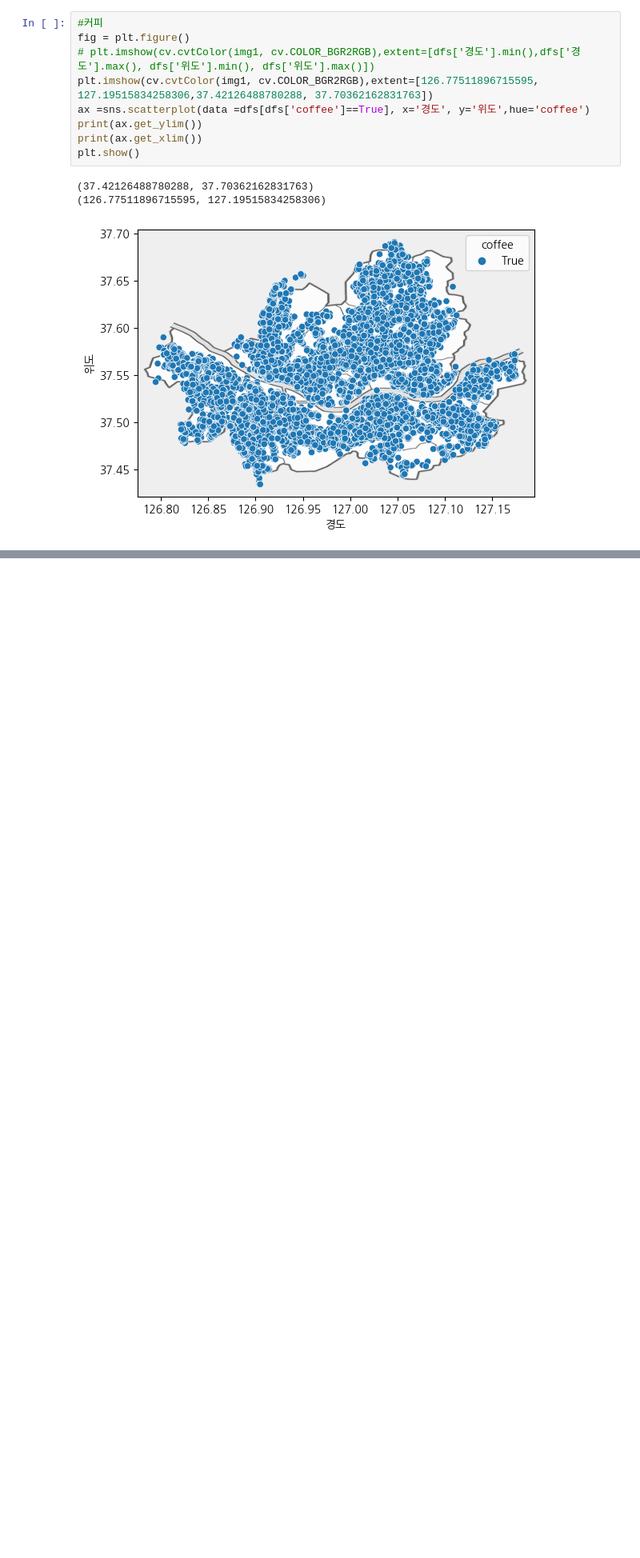
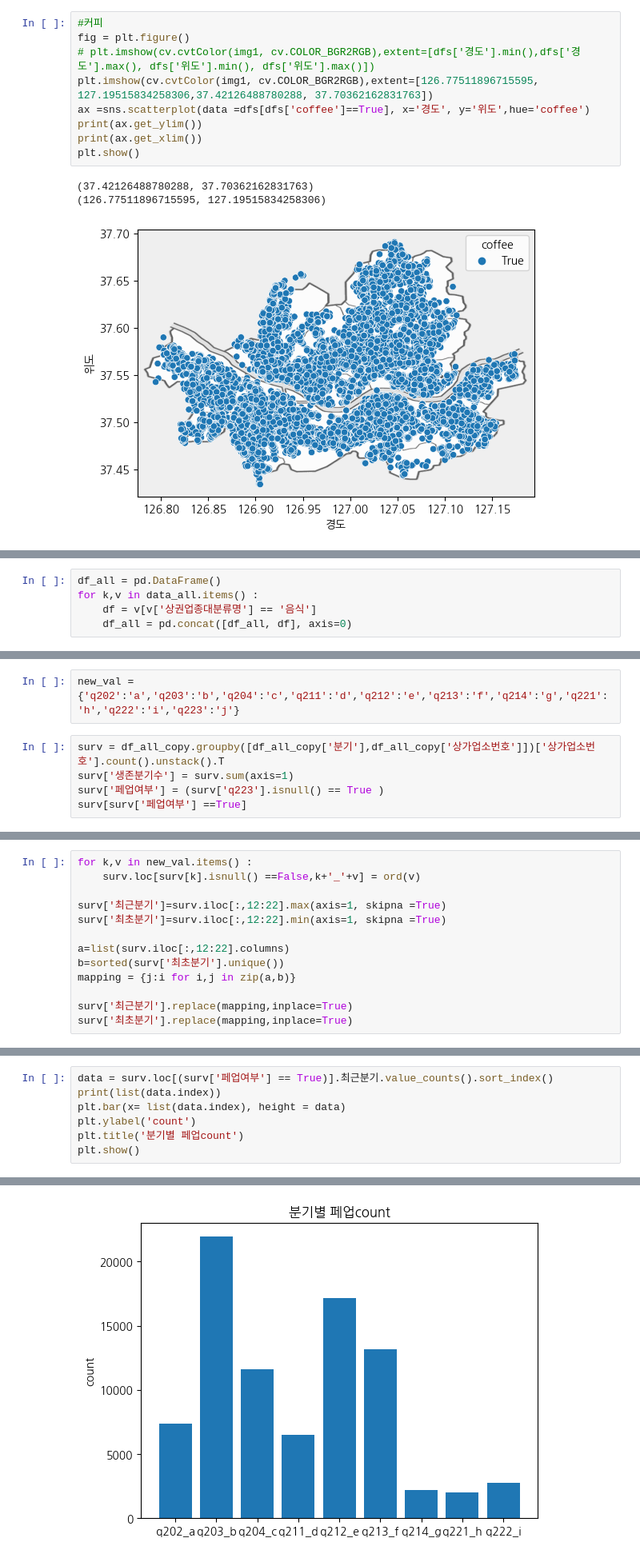
Before and after one commit to seuyon0101/aiffel_datathon, a Jupyter notebook: 소상공인데이터 상권 데이터 EDA.ipynb, the cells around one changed output, grey strips where cells are left out. Shown at 80% size. Cells and saved outputs as stored; diff of their text form; blank space fills up the shorter version.

```diff
--- a/소상공인데이터 상권 데이터 EDA.ipynb
+++ b/소상공인데이터 상권 데이터 EDA.ipynb
@@ -664,0 +479,5 @@ set(dfs['도로명'].str[-1])
+# %%
+df_all = pd.DataFrame()
+for k,v in data_all.items() :
+    df = v[v['상권업종대분류명'] == '음식']
+    df_all = pd.concat([df_all, df], axis=0)
@@ -664,0 +492,7 @@ set(dfs['도로명'].str[-1])
+# %%
+new_val ={'q202':'a','q203':'b','q204':'c','q211':'d','q212':'e','q213':'f','q214':'g','q221':'h','q222':'i','q223':'j'}
+# %%
+surv = df_all_copy.groupby([df_all_copy['분기'],df_all_copy['상가업소번호']])['상가업소번호'].count().unstack().T
+surv['생존분기수'] = surv.sum(axis=1)
+surv['페업여부'] = (surv['q223'].isnull() == True )
+surv[surv['페업여부'] ==True]
@@ -664,0 +528,13 @@ set(dfs['도로명'].str[-1])
+# %%
+for k,v in new_val.items() :
+    surv.loc[surv[k].isnull() ==False,k+'_'+v] = ord(v)
+
+surv['최근분기']=surv.iloc[:,12:22].max(axis=1, skipna =True)
+surv['최초분기']=surv.iloc[:,12:22].min(axis=1, skipna =True)
+
+a=list(surv.iloc[:,12:22].columns)
+b=sorted(surv['최초분기'].unique())
+mapping = {j:i for i,j in zip(a,b)}
+
+surv['최근분기'].replace(mapping,inplace=True)
+surv['최초분기'].replace(mapping,inplace=True)
@@ -664,0 +543,8 @@ set(dfs['도로명'].str[-1])
+# %%
+data = surv.loc[(surv['페업여부'] == True)].최근분기.value_counts().sort_index()
+print(list(data.index))
+plt.bar(x= list(data.index), height = data)
+plt.ylabel('count')
+plt.title('분기별 페업count')
+plt.show()
+# %% [output]
@@ -664,0 +552 @@ set(dfs['도로명'].str[-1])
+[figure, added]
```
Also changed, not shown: parts of 97 cells of this notebook, 8 other files.
